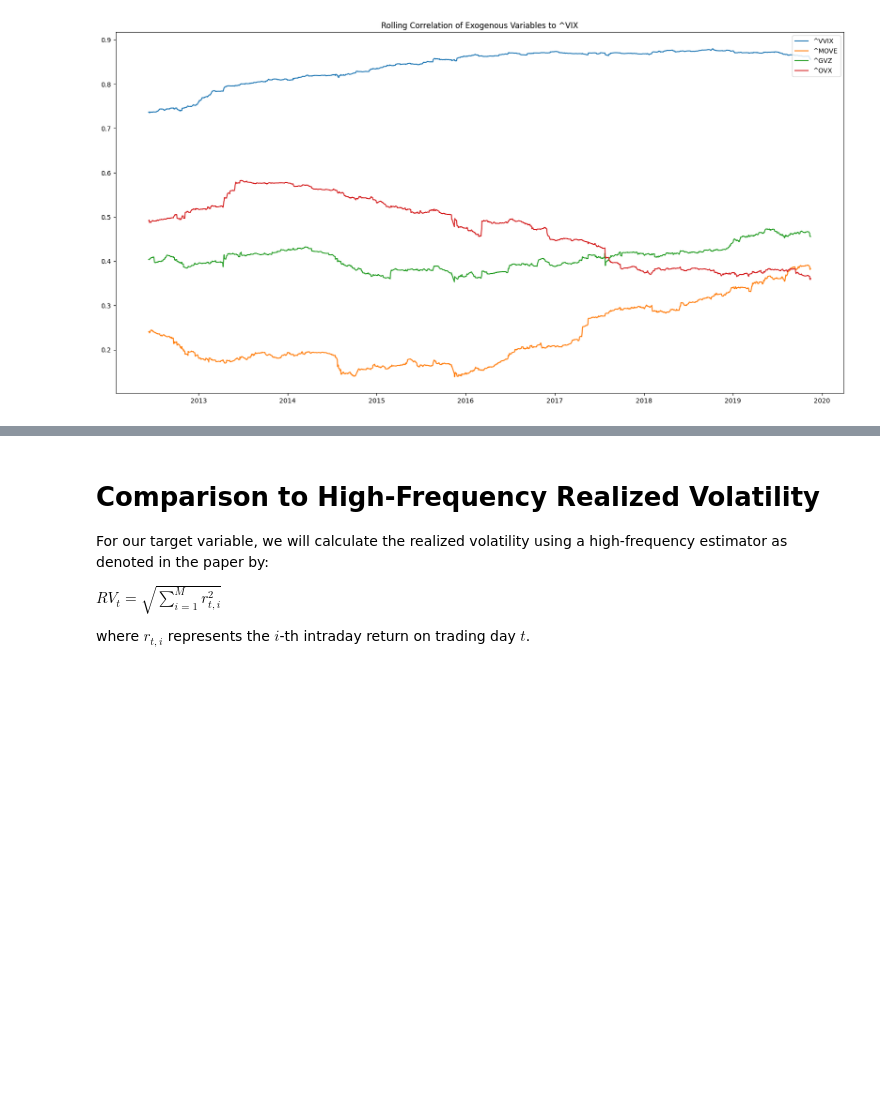
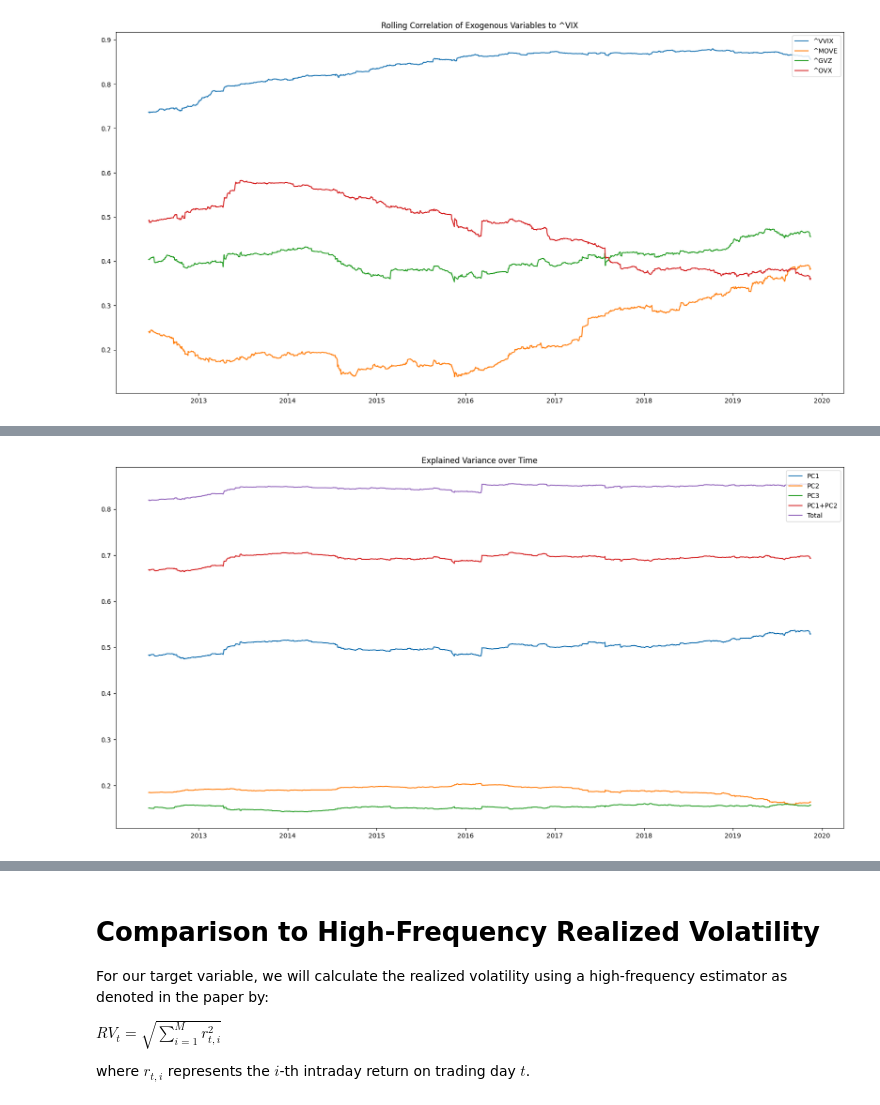
Before and after one commit to finnlimjc/Realized-Volatility-Forecasting, a Jupyter notebook: notebooks/paper_extension.ipynb, the cells around one changed output, grey strips where cells are left out. Saved outputs shown, nothing was run; the diff lists cells and outputs as text; code cells hidden in the pictures; blank space fills up the shorter version.

```diff
--- a/notebooks/paper_extension.ipynb
+++ b/notebooks/paper_extension.ipynb
@@ -267,0 +302,23 @@ plt.show()
+# %%
+window = 1000
+X = filtered_scaled_exo_df.dropna().copy()
+
+loading_series1 = np.zeros(shape=(len(X)-window+1,X.shape[1]))
+loading_series2 = loading_series1.copy()
+loading_series3 = loading_series1.copy()
+variance_explained = np.zeros(shape=(len(X)-window+1, 3))
+
+for t in range(window, len(X)+1):
+    X_window = X.iloc[t-window:t]
+    X_scaled = StandardScaler().fit_transform(X_window)
+
+    pca = PCA(n_components=3)
+    principal_components = pca.fit_transform(X_scaled)
+    eigenvectors = pca.components_
+    var = pca.explained_variance_ratio_
+
+    idx = t-window
+    loading_series1[idx] = eigenvectors[0]
+    loading_series2[idx] = eigenvectors[1]
+    loading_series3[idx] = eigenvectors[2]
+    variance_explained[idx] = var
@@ -267,0 +327,6 @@ plt.show()
+# %%
+idx = X.index[window-1:]
+pc1_loads_df = pd.DataFrame(loading_series1, columns=X.columns, index=idx)
+pc2_loads_df = pd.DataFrame(loading_series2, columns=X.columns, index=idx)
+pc3_loads_df = pd.DataFrame(loading_series3, columns=X.columns, index=idx)
+var_df = pd.DataFrame(variance_explained, columns=['PC1', 'PC2', 'PC3'], index=idx)
@@ -267,0 +335,4 @@ plt.show()
+# %%
+var_df['PC1+PC2'] = var_df['PC1'] + var_df['PC2']
+var_df['Total'] = var_df['PC1+PC2'] + var_df['PC3']
+var_df.head(5)
@@ -267,0 +347,5 @@ plt.show()
+# %%
+fig = plot_coeffs(var_df, 'Explained Variance over Time')
+plt.show()
+# %% [output]
+[figure, added]
```
Also changed, not shown: parts of 22 cells of this notebook.
